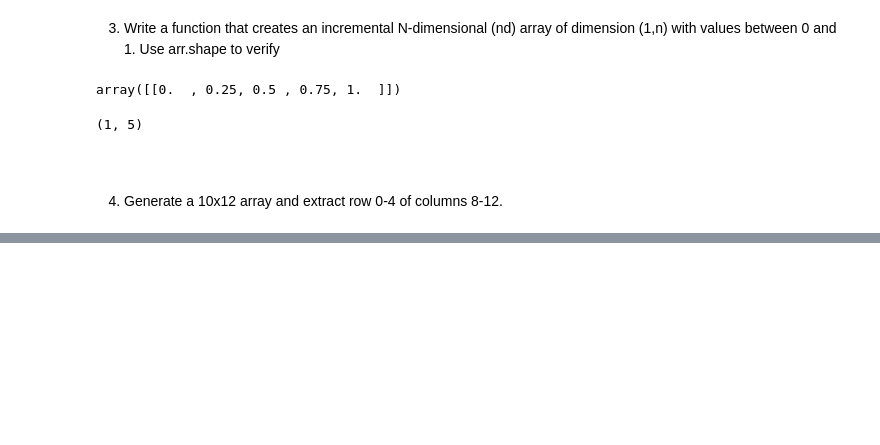
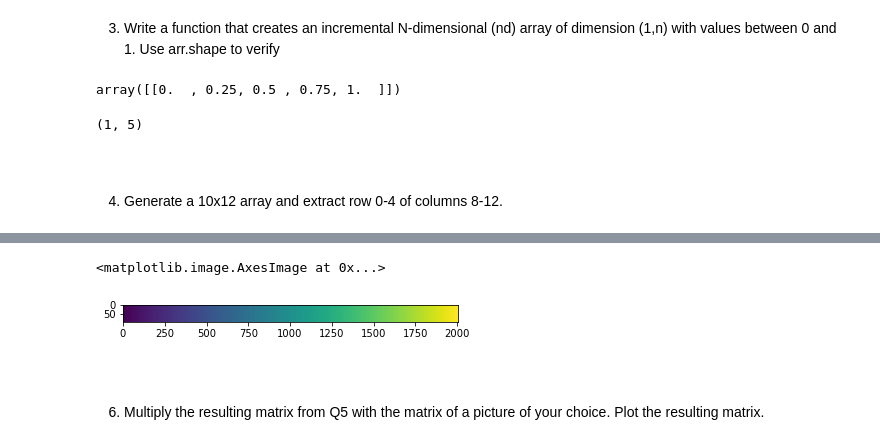
Before and after one commit to femidof/42_NumPy-Pythonfilter, a Jupyter notebook: resources/notebook/numpy_rush.ipynb, the cells around one changed output, grey strips where cells are left out. Cells and saved outputs as stored; diff of their text form; code cells hidden in the pictures; blank space fills up the shorter version.

```diff
--- a/resources/notebook/numpy_rush.ipynb
+++ b/resources/notebook/numpy_rush.ipynb
@@ -55,0 +130,8 @@ formingarray.shape
+# %%
+size_2 = 2005
+btoplot = np.full((size_1, size_2), ndimensionArrayfunction(size_2))
+btheplot = np.matrix(btoplot)
+plt.imshow(btheplot)
+# %% [output]
+<matplotlib.image.AxesImage at 0x...>
+[figure, added]
@@ -55,0 +140,4 @@ formingarray.shape
+# %% [markdown]
+<br>
+# %% [markdown]
+6. Multiply the resulting matrix from Q5 with the matrix of a picture of your choice. Plot the resulting matrix.
```
Also changed, not shown: parts of 33 cells of this notebook, 2 other files.
